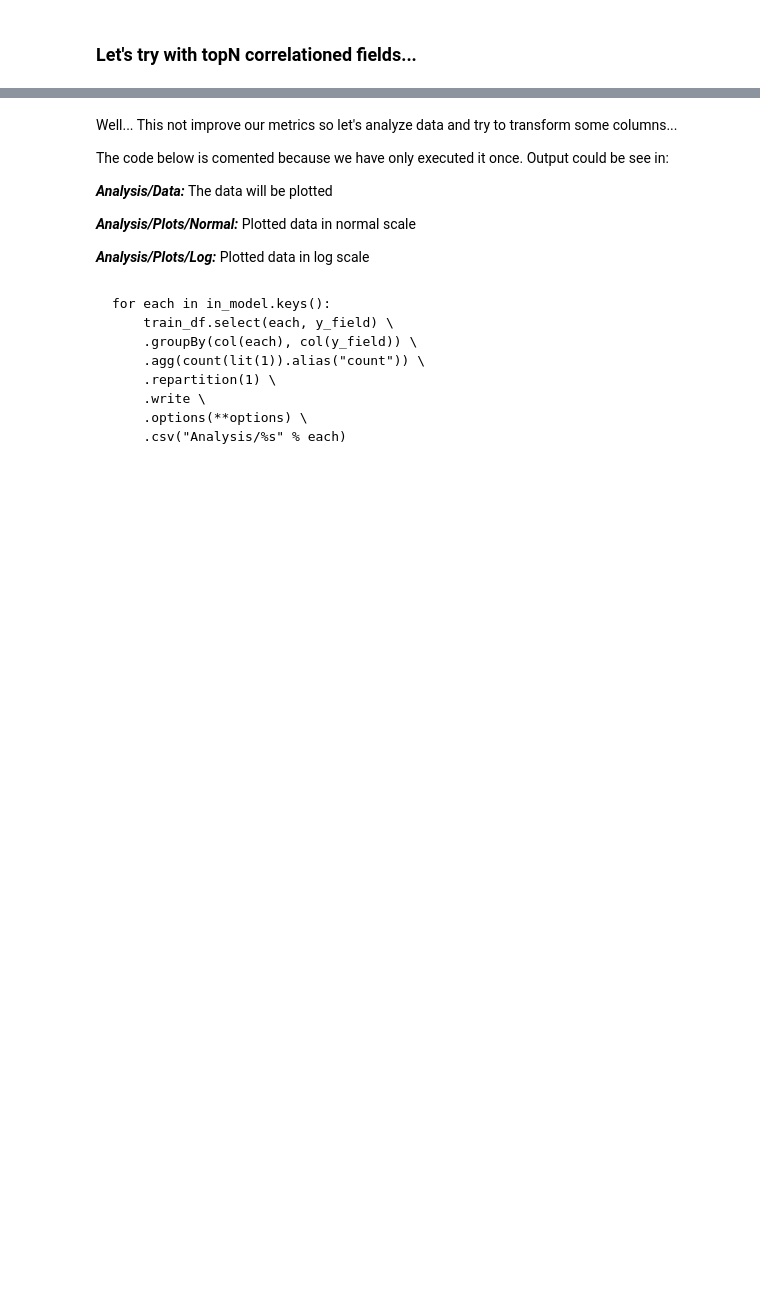
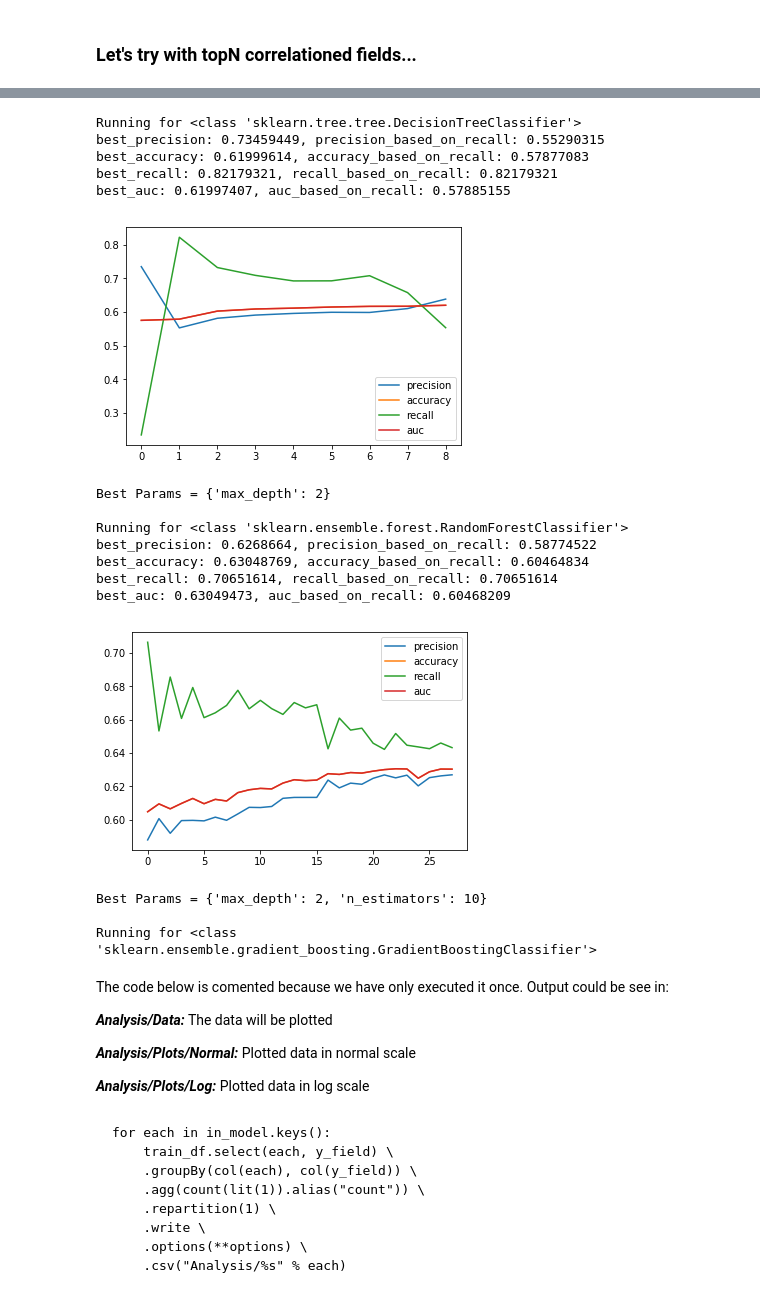
Before and after one commit to JuanBrugera/Kschool-TFM, a Jupyter notebook: Main.ipynb, the cells around one changed output, grey strips where cells are left out. Saved outputs shown, nothing was run; the diff lists cells and outputs as text; code cells hidden in the pictures; blank space fills up the shorter version.

```diff
--- a/Main.ipynb
+++ b/Main.ipynb
@@ -272,0 +308,2 @@ for classifier in classifier_dict.keys():
+# %%
+in_model = {k: True if ((weights['rfc'][k] >= .04) or (correlation[k] >= .04)) else False for k in in_model.keys()}
@@ -272,0 +319,2 @@ for classifier in classifier_dict.keys():
+# %%
+sample_train_df = utils.get_sample(train_df_transformed, x_fields + [y_field], sample_size)
@@ -273,6 +323,29 @@ for classifier in classifier_dict.keys():
+# %%
+weights = {}
+for classifier in classifier_dict.keys():
+    model = run_model(classifier, x_train, y_train)
+    values = {k: v for k, v in zip(in_model.keys(), model.best_estimator_.feature_importances_)}
+    result = {k: values[k] for v, k in enumerate(sorted(values, key=values.get, reverse=True))}
+    weights[classifier] = result
+# %% [output]
+Running for <class 'sklearn.tree.tree.DecisionTreeClassifier'>
+best_precision: 0.73459449, precision_based_on_recall: 0.55290315
+best_accuracy: 0.61999614, accuracy_based_on_recall: 0.57877083
+best_recall: 0.82179321, recall_based_on_recall: 0.82179321
+best_auc: 0.61997407, auc_based_on_recall: 0.57885155
+[figure, added]
+Best Params = {'max_depth': 2}
+
+Running for <class 'sklearn.ensemble.forest.RandomForestClassifier'>
+best_precision: 0.6268664, precision_based_on_recall: 0.58774522
+best_accuracy: 0.63048769, accuracy_based_on_recall: 0.60464834
+best_recall: 0.70651614, recall_based_on_recall: 0.70651614
+best_auc: 0.63049473, auc_based_on_recall: 0.60468209
+[figure, added]
+Best Params = {'max_depth': 2, 'n_estimators': 10}
+
+Running for <class 'sklearn.ensemble.gradient_boosting.GradientBoostingClassifier'>
 # %% [markdown]
-Well... This not improve our metrics so let's analyze data and try to transform some columns...
-
 The code below is comented because we have only executed it once. Output could be see in:
 
 ***Analysis/Data:*** The data will be plotted
```
Also changed, not shown: parts of 31 cells of this notebook, 1 other file.
